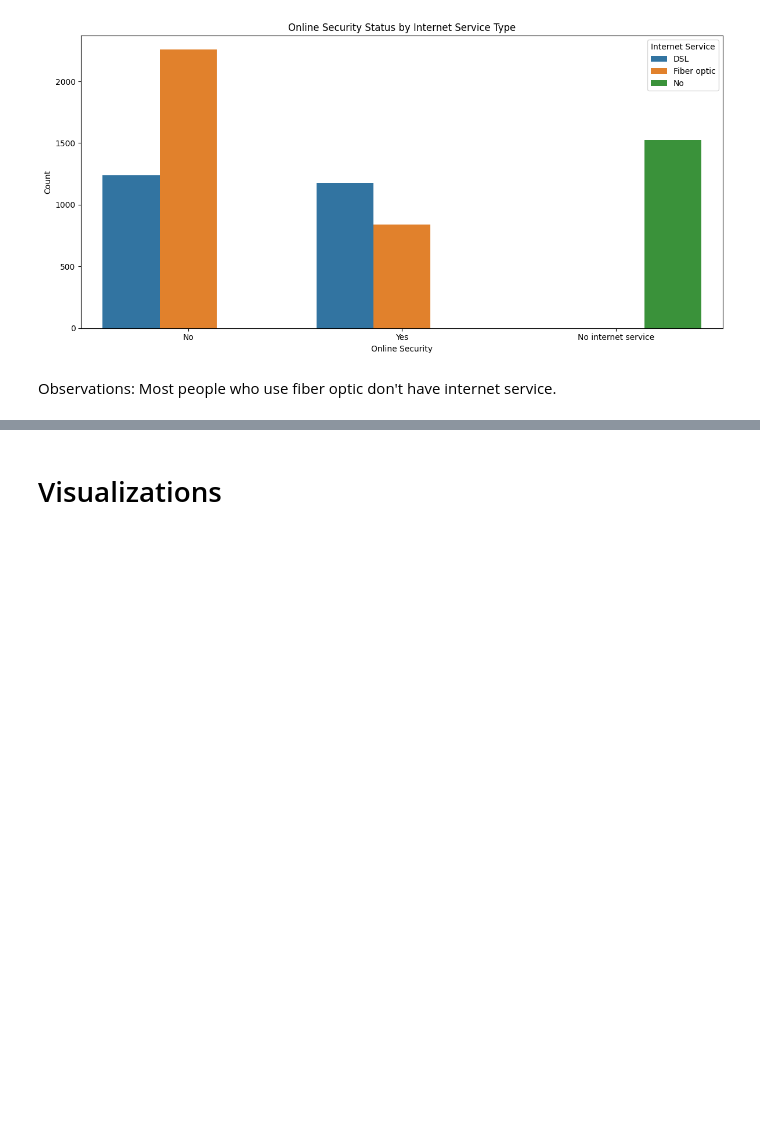
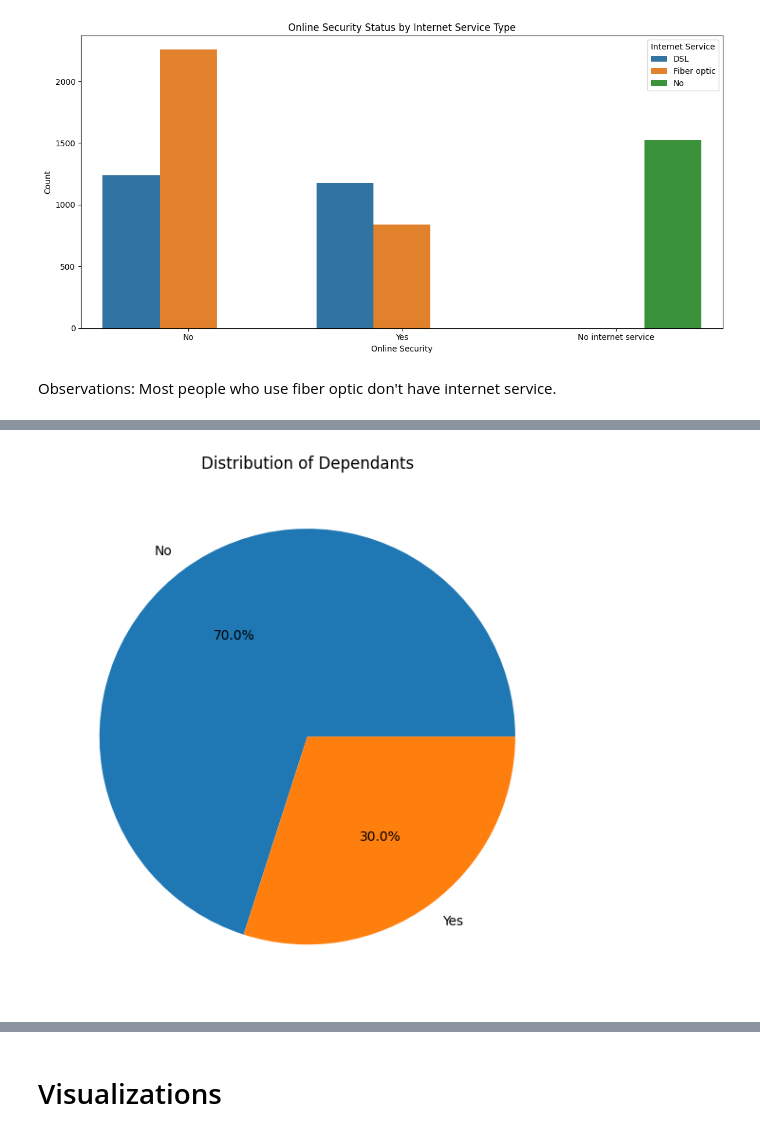
Before and after one commit to AabharanGupta/CustomerChurnAnalysis, a Jupyter notebook: Project.ipynb, the cells around one changed output, grey strips where cells are left out. Cells and saved outputs as stored; diff of their text form; code cells hidden in the pictures; blank space fills up the shorter version.

```diff
--- a/Project.ipynb
+++ b/Project.ipynb
@@ -125,0 +169,8 @@ The dataset is almost balanced for male and female
+# %%
+plt.figure(figsize=(12,6))
+plt.pie(df['Dependents'].value_counts(),autopct='%1.1f%%',labels=df['Dependents'].unique())
+plt.title('Distribution of Dependants')
+plt.tight_layout()
+plt.show()
+# %% [output]
+[figure, added]
```
Also changed, not shown: parts of 29 cells of this notebook.
